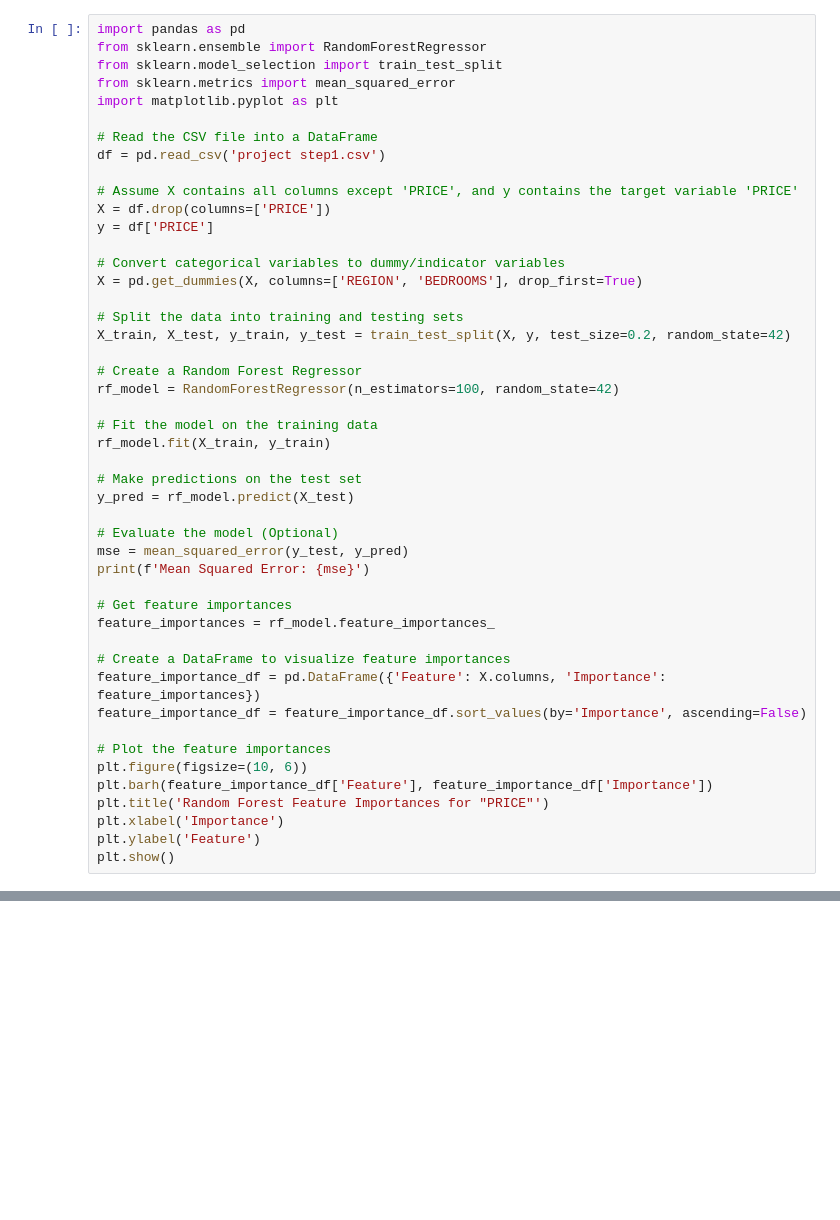
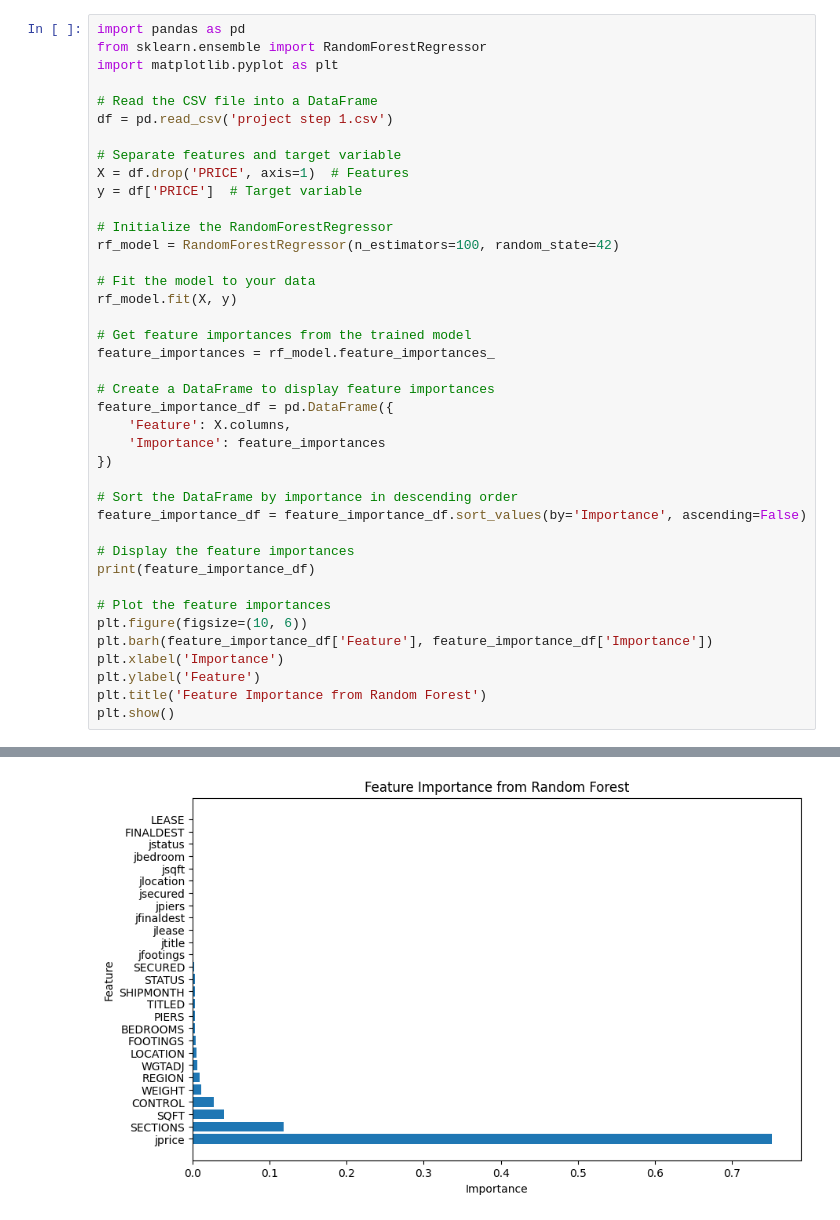
Before and after one commit to TheAmin102/csci-4340-Afiq, a Jupyter notebook: project step 2.ipynb, the cells around one changed output, grey strips where cells are left out. Saved outputs shown, nothing was run; the diff lists cells and outputs as text; blank space fills up the shorter version.

```diff
--- a/project step 2.ipynb
+++ b/project step 2.ipynb
@@ -1,48 +85,41 @@
 # %%
 import pandas as pd
 from sklearn.ensemble import RandomForestRegressor
-from sklearn.model_selection import train_test_split
-from sklearn.metrics import mean_squared_error
 import matplotlib.pyplot as plt
 
 # Read the CSV file into a DataFrame
-df = pd.read_csv('project step1.csv')
+df = pd.read_csv('project step 1.csv')
 
-# Assume X contains all columns except 'PRICE', and y contains the target variable 'PRICE'
-X = df.drop(columns=['PRICE'])
-y = df['PRICE']
+# Separate features and target variable
+X = df.drop('PRICE', axis=1)  # Features
+y = df['PRICE']  # Target variable
 
-# Convert categorical variables to dummy/indicator variables
-X = pd.get_dummies(X, columns=['REGION', 'BEDROOMS'], drop_first=True)
-
-# Split the data into training and testing sets
-X_train, X_test, y_train, y_test = train_test_split(X, y, test_size=0.2, random_state=42)
-
-# Create a Random Forest Regressor
+# Initialize the RandomForestRegressor
 rf_model = RandomForestRegressor(n_estimators=100, random_state=42)
 
-# Fit the model on the training data
-rf_model.fit(X_train, y_train)
+# Fit the model to your data
+rf_model.fit(X, y)
 
-# Make predictions on the test set
-y_pred = rf_model.predict(X_test)
-
-# Evaluate the model (Optional)
-mse = mean_squared_error(y_test, y_pred)
-print(f'Mean Squared Error: {mse}')
-
-# Get feature importances
+# Get feature importances from the trained model
 feature_importances = rf_model.feature_importances_
 
-# Create a DataFrame to visualize feature importances
-feature_importance_df = pd.DataFrame({'Feature': X.columns, 'Importance': feature_importances})
+# Create a DataFrame to display feature importances
+feature_importance_df = pd.DataFrame({
+    'Feature': X.columns,
+    'Importance': feature_importances
+})
+
+# Sort the DataFrame by importance in descending order
 feature_importance_df = feature_importance_df.sort_values(by='Importance', ascending=False)
+
+# Display the feature importances
+print(feature_importance_df)
 
 # Plot the feature importances
 plt.figure(figsize=(10, 6))
 plt.barh(feature_importance_df['Feature'], feature_importance_df['Importance'])
-plt.title('Random Forest Feature Importances for "PRICE"')
 plt.xlabel('Importance')
 plt.ylabel('Feature')
+plt.title('Feature Importance from Random Forest')
 plt.show()
 # %% [output]
@@ -49,0 +143 @@ ValueError: could not convert string to float: 'R'
+[figure, added]
```
Also changed, not shown: parts of 19 cells of this notebook, 7 other files.
